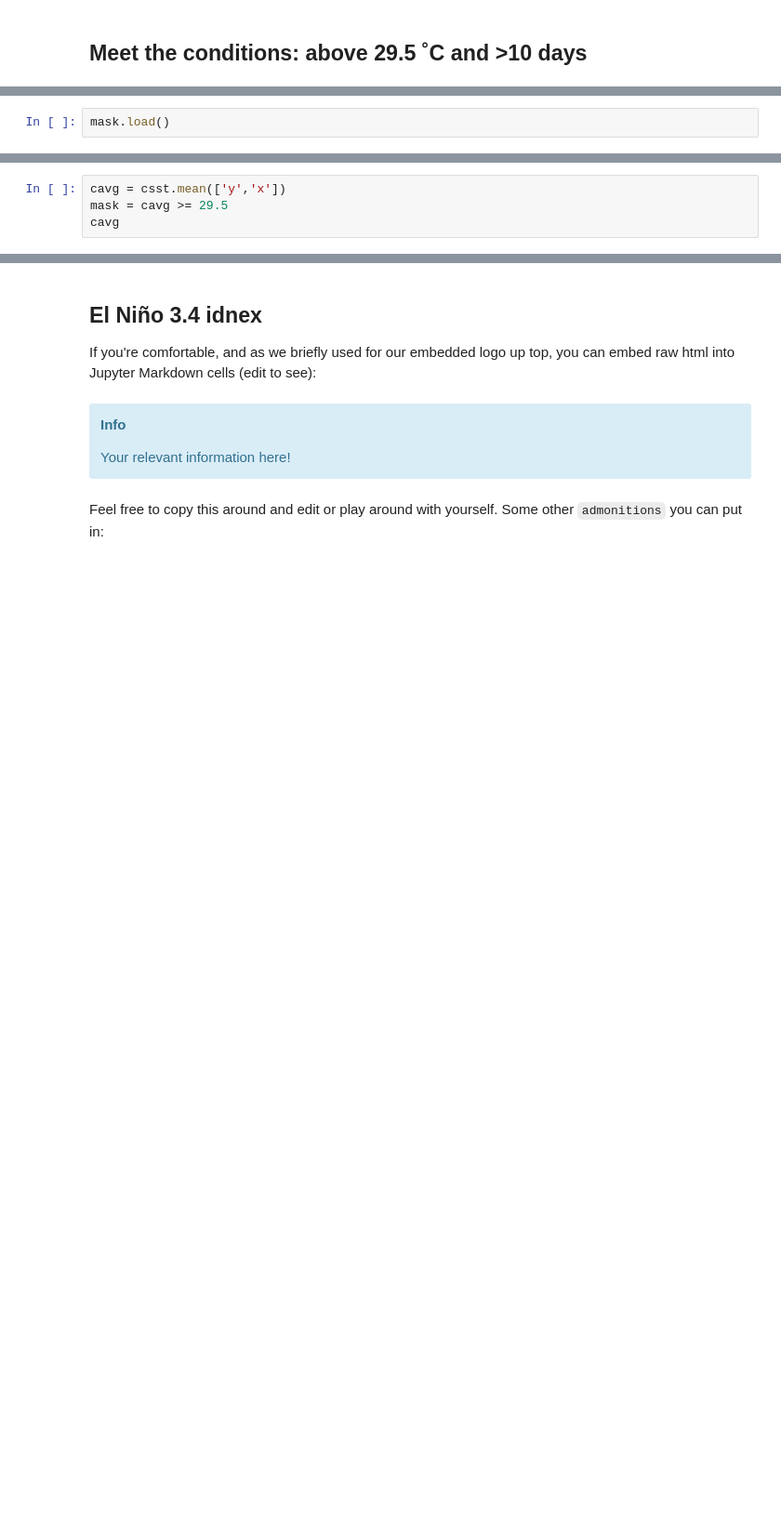
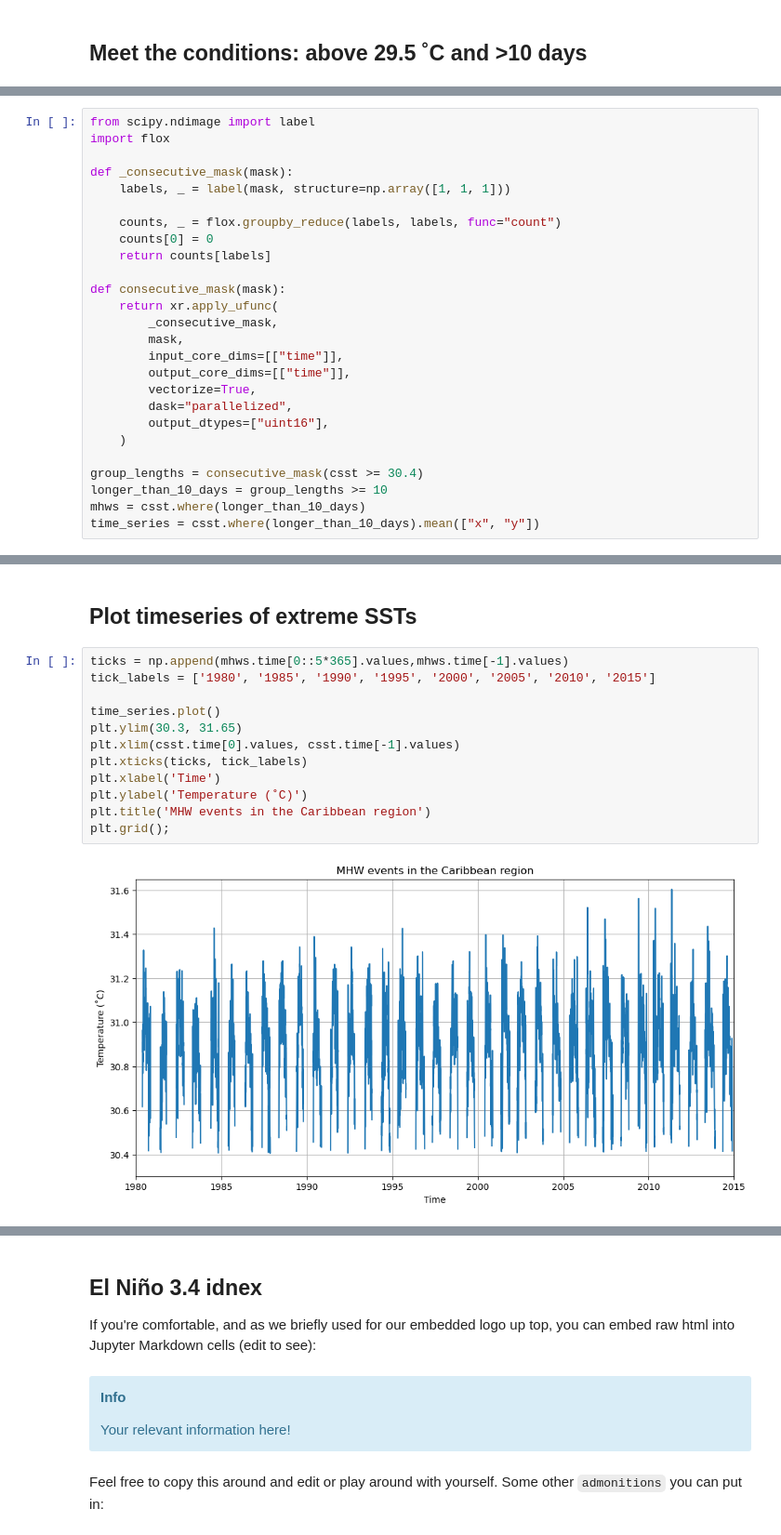
Before and after one commit to ProjectPythia/CFC-extreme-weather-cookbook, a Jupyter notebook: notebooks/cfc-ocean.ipynb, the cells around one changed output, grey strips where cells are left out. Shown: that part at 93% size. Drawn from its saved outputs; the diff is of its cells as text; blank space fills up the shorter version.

```diff
--- a/notebooks/cfc-ocean.ipynb
+++ b/notebooks/cfc-ocean.ipynb
@@ -490,2 +405,0 @@ def consecutive_days(mask):
-# %%
-mask.load()
@@ -707,4 +405,0 @@ array([[[nan, nan, nan, ..., nan, nan, nan],
-# %%
-cavg = csst.mean(['y','x'])
-mask = cavg >= 29.5
-cavg
@@ -813,0 +406,26 @@ plt.grid();
+# %%
+from scipy.ndimage import label
+import flox
+
+def _consecutive_mask(mask):
+    labels, _ = label(mask, structure=np.array([1, 1, 1]))
+
+    counts, _ = flox.groupby_reduce(labels, labels, func="count")
+    counts[0] = 0
+    return counts[labels]
+
+def consecutive_mask(mask):
+    return xr.apply_ufunc(
+        _consecutive_mask,
+        mask,
+        input_core_dims=[["time"]],
+        output_core_dims=[["time"]],
+        vectorize=True,
+        dask="parallelized",
+        output_dtypes=["uint16"],
+    )
+
+group_lengths = consecutive_mask(csst >= 30.4)
+longer_than_10_days = group_lengths >= 10
+mhws = csst.where(longer_than_10_days)
+time_series = csst.where(longer_than_10_days).mean(["x", "y"])
@@ -813,0 +459,16 @@ plt.grid();
+# %% [markdown]
+## Plot timeseries of extreme SSTs
+# %%
+ticks = np.append(mhws.time[0::5*365].values,mhws.time[-1].values)
+tick_labels = ['1980', '1985', '1990', '1995', '2000', '2005', '2010', '2015']
+
+time_series.plot()
+plt.ylim(30.3, 31.65)
+plt.xlim(csst.time[0].values, csst.time[-1].values)
+plt.xticks(ticks, tick_labels)
+plt.xlabel('Time')
+plt.ylabel('Temperature (˚C)')
+plt.title('MHW events in the Caribbean region')
+plt.grid();
+# %% [output]
+[figure, added]
```
Also changed, not shown: parts of 65 cells of this notebook.
